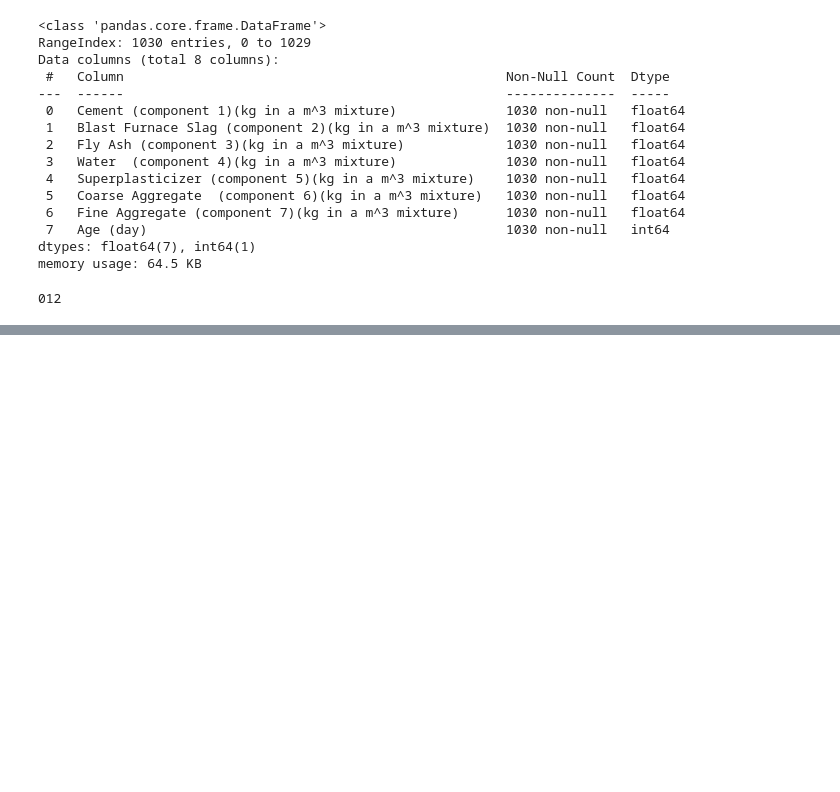
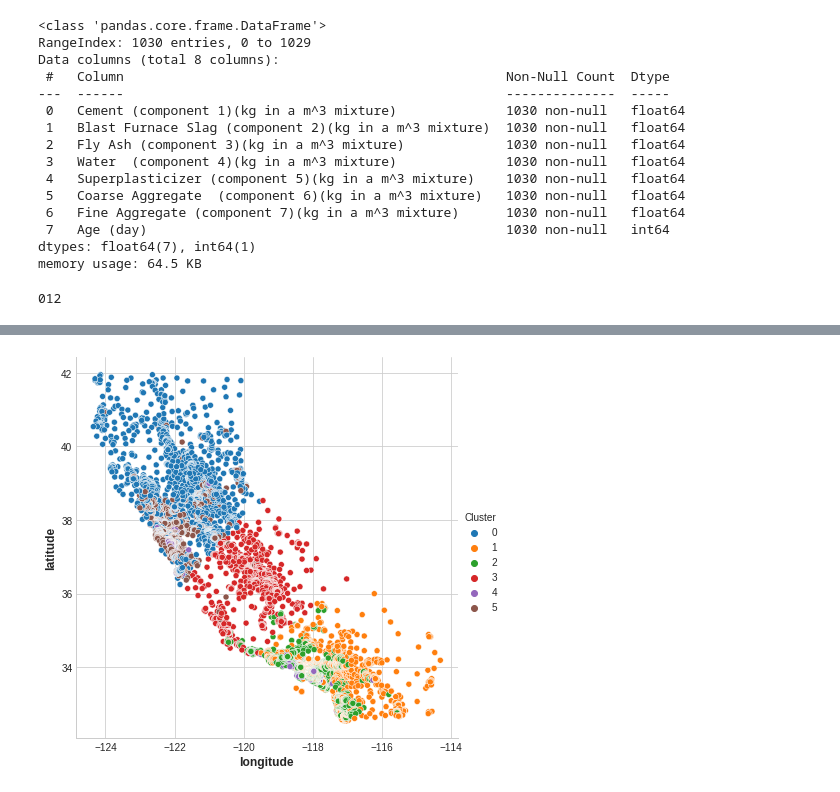
Before and after one commit to TolleDennis/DataSciencePractices, a Jupyter notebook: Feature Engineering Practices.ipynb, the cells around one changed output, grey strips where cells are left out. Saved outputs shown, nothing was run; the diff lists cells and outputs as text; code cells hidden in the pictures; blank space fills up the shorter version.

```diff
--- a/Feature Engineering Practices.ipynb
+++ b/Feature Engineering Practices.ipynb
@@ -52,0 +92,21 @@ for i in range(3):
+# %%
+import matplotlib.pyplot as plt
+import numpy as np
+import pandas as pd
+import seaborn as sns
+
+plt.style.use("seaborn-whitegrid")
+plt.rc("figure", autolayout=True)
+plt.rc(
+    "axes",
+    labelweight="bold",
+    labelsize="large",
+    titleweight="bold",
+    titlesize=14,
+    titlepad=10,
+)
+
+#accidents = pd.read_csv("US_Accidents_Dec21_updated.csv")
+autos = pd.read_csv("Automobile_data.csv")
+concrete = pd.read_excel("Concrete_Data.xls")
+customer = pd.read_csv("WA_Fn-UseC_-Marketing-Customer-Value-Analysis.csv")
@@ -52,0 +164,5 @@ for i in range(3):
+# %%
+df = pd.read_csv("housing.csv")
+df
+X = df.loc[:, ["median_income", "latitude", "longitude"]]
+X.head()
@@ -52,0 +176,9 @@ for i in range(3):
+# %%
+# Create cluster feature
+from sklearn.cluster import KMeans
+
+kmeans = KMeans(n_clusters=6)
+X["Cluster"] = kmeans.fit_predict(X)
+X["Cluster"] = X["Cluster"].astype("category")
+
+X.head(20)
@@ -52,0 +203,6 @@ for i in range(3):
+# %%
+sns.relplot(
+    x="longitude", y="latitude", hue="Cluster", data=X, height=6,
+);
+# %% [output]
+[figure, added]
```
Also changed, not shown: parts of 10 cells of this notebook, 3 other files.
